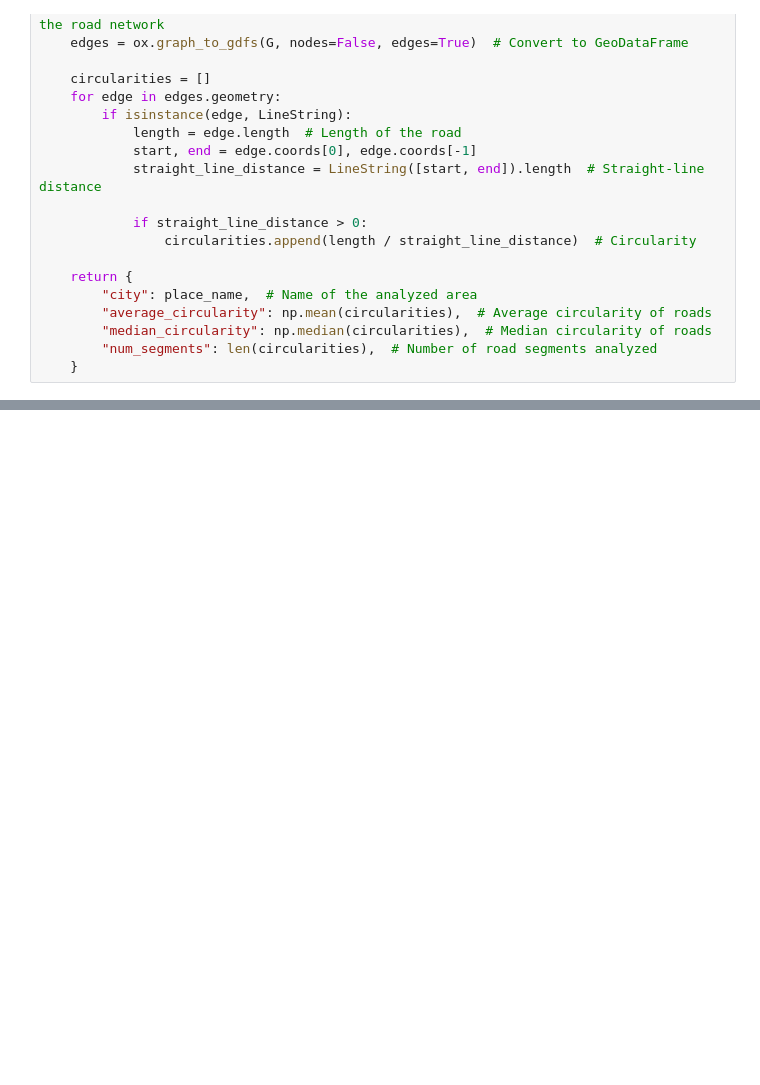
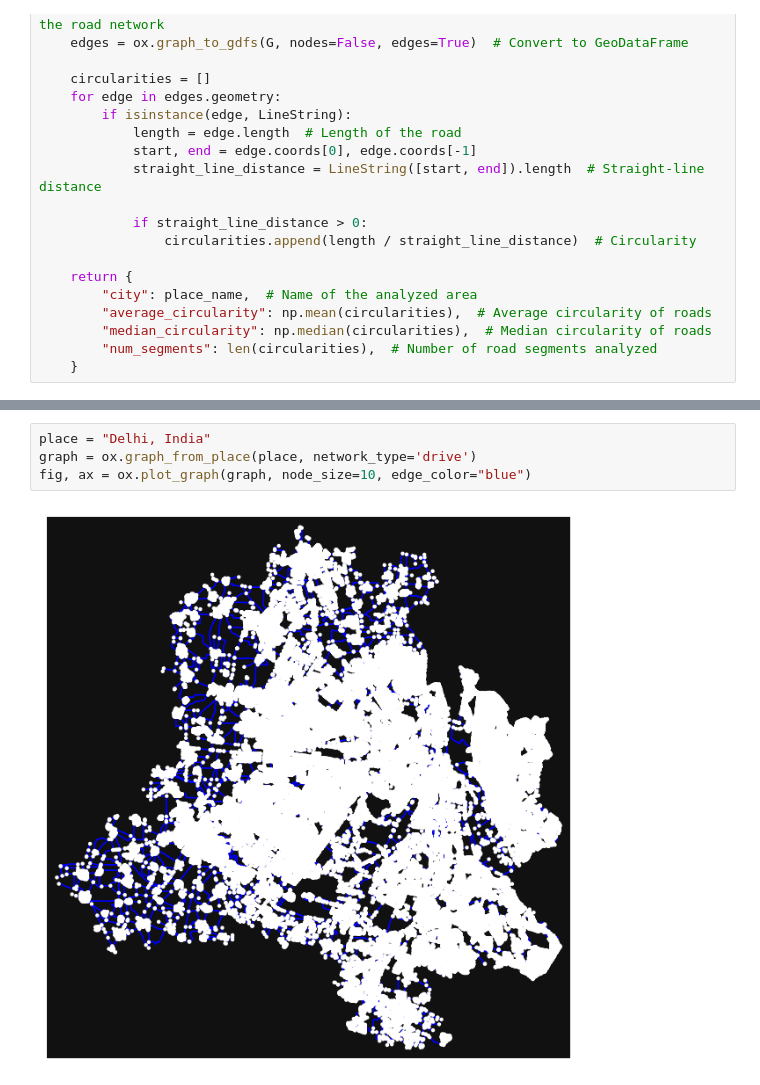
Before and after one commit to Yashmaini30/Road-Analysis-Using-OpenStreetMap-API, a Jupyter notebook: road-analysis.ipynb, the cells around one changed output, grey strips where cells are left out. Saved outputs shown, nothing was run; the diff lists cells and outputs as text; blank space fills up the shorter version.

Commit message:
Extract and Plot a Road Network

```diff
--- a/road-analysis.ipynb
+++ b/road-analysis.ipynb
@@ -60,0 +63,6 @@ London, UK Road Circularity: {'city': 'London, UK', 'average_circularity': 1.048
+# %%
+place = "Delhi, India"
+graph = ox.graph_from_place(place, network_type='drive')
+fig, ax = ox.plot_graph(graph, node_size=10, edge_color="blue")
+# %% [output]
+[figure, added]
```
Also changed, not shown: parts of 4 cells of this notebook.
